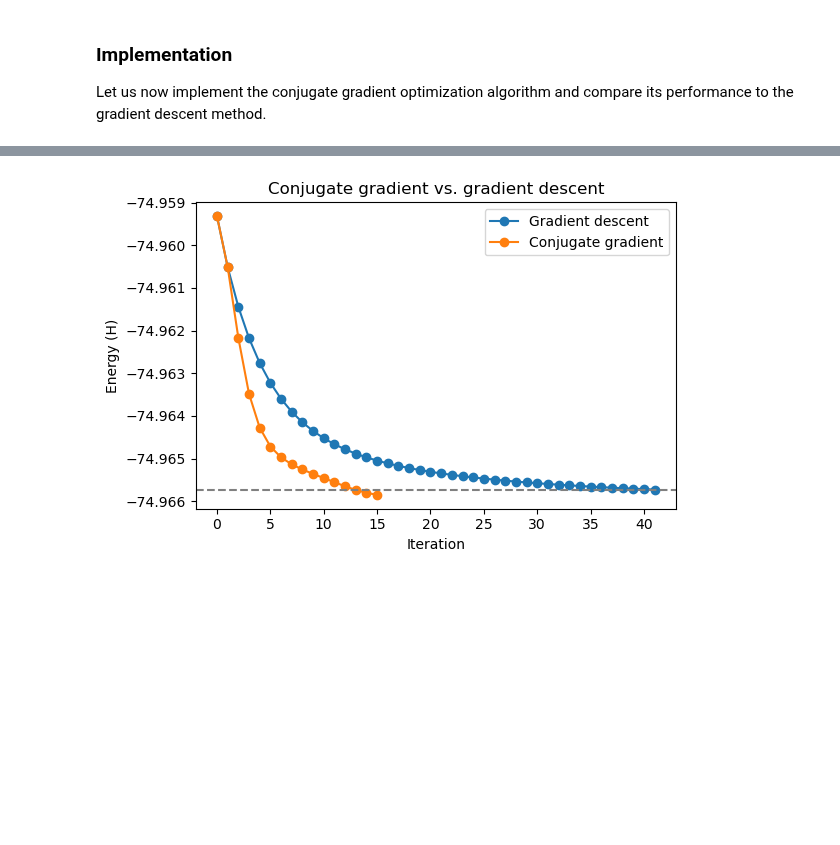
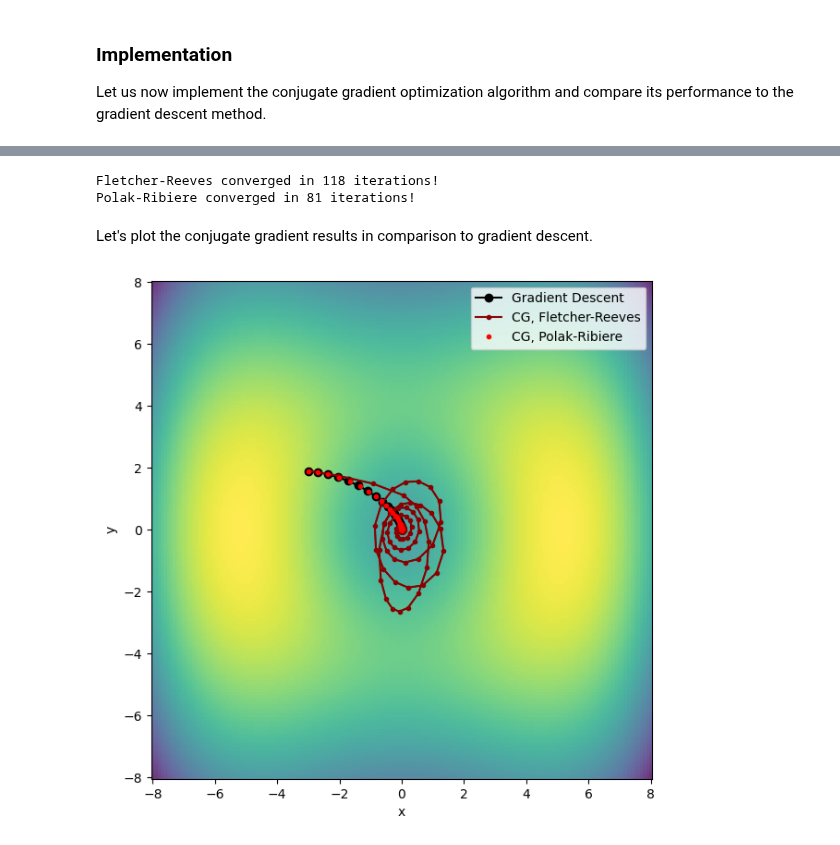
Before and after one commit to kthpanor/echem, a Jupyter notebook: docs/mol_struct/opt_struct.ipynb, the cells around one changed output, grey strips where cells are left out. Cells and saved outputs as stored; diff of their text form; code cells hidden in the pictures; blank space fills up the shorter version.

```diff
--- a/docs/mol_struct/opt_struct.ipynb
+++ b/docs/mol_struct/opt_struct.ipynb
@@ -268,18 +210,0 @@ Iteration     Energy (H)      Max. displacement (bohr)     Gradient norm (H/bohr
-# %%
-plt.figure(figsize=(6, 4))
-
-plt.plot(gd_iterations, gd_energies, "o-", label="Gradient descent")
-plt.plot(cg_iterations, cg_energies, "o-", label="Conjugate gradient")
-
-# darw a line which shows the energy obtained using gradient descent
-plt.plot([-2, 43], [gd_energies[-1], gd_energies[-1]], "--", color="gray")
-plt.axis(xmin=-2, xmax=43)
-
-plt.xlabel("Iteration")
-plt.ylabel("Energy (H)")
-plt.title("Conjugate gradient vs. gradient descent")
-plt.legend()
-plt.tight_layout()
-plt.show()
-# %% [output]
-[figure, removed]
@@ -286 +281,50 @@ plt.show()
+# %%
+cg_fletcher_reeves_opt_data = conjugate_gradient(x0=-3.0, y0=1.9, function=f, gradient=grad_f,
+                                                 k=0.025, conv_thresh=1e-5, max_iter=120,
+                                                 method="Fletcher-Reeves")
+
+cg_polak_ribiere_opt_data = conjugate_gradient(x0=-3.0, y0=1.9, function=f, gradient=grad_f,
+                                               k=0.025, conv_thresh=1e-5, max_iter=120,
+                                               method="Polak-Ribiere")
+# %% [output]
+Fletcher-Reeves converged in 118 iterations!
+Polak-Ribiere converged in 81 iterations!
+# %% [markdown]
+Let's plot the conjugate gradient results in comparison to gradient descent.
+# %%
+traj_cg_fr = cg_fletcher_reeves_opt_data['points']
+traj_cg_pr = cg_polak_ribiere_opt_data['points']
+
+fig = plt.figure(figsize=(7,7))
+ax = plt.axes()
+ax.pcolormesh(X, Y, Z, cmap='viridis', alpha=0.8)
+
+# Set axis labels
+ax.set_xlabel('x')
+ax.set_ylabel('y')
+
+# Plot the gradient descent trajectory
+Traj = Path(traj_gradient_descent)
+patch = PathPatch(Traj, facecolor='none')
+xpath, ypath = zip(*Traj.vertices)
+line = ax.plot(xpath, ypath, 'o-', color="black", label="Gradient Descent")
+ax.add_patch(patch)
+
+# Plot the conjugate gradient trajectory
+Traj_fr = Path(traj_cg_fr)
+patch_fr = PathPatch(Traj_fr, facecolor='none')
+xpath_fr, ypath_fr = zip(*Traj_fr.vertices)
+line_fr = ax.plot(xpath_fr, ypath_fr, '.-', color="darkred", label="CG, Fletcher-Reeves")
+ax.add_patch(patch_fr)
+
+Traj_pr = Path(traj_cg_pr)
+patch_pr = PathPatch(Traj_pr, facecolor='none')
+xpath_pr, ypath_pr = zip(*Traj_pr.vertices)
+line_pr = ax.plot(xpath_pr, ypath_pr, '.', color="red", label="CG, Polak-Ribiere")
+ax.add_patch(patch_pr)
+
+plt.legend()
+plt.show()
+# %% [output]
+[figure, added]
 # %% [markdown]
```
Also changed, not shown: parts of 49 cells of this notebook, 2 other files.
